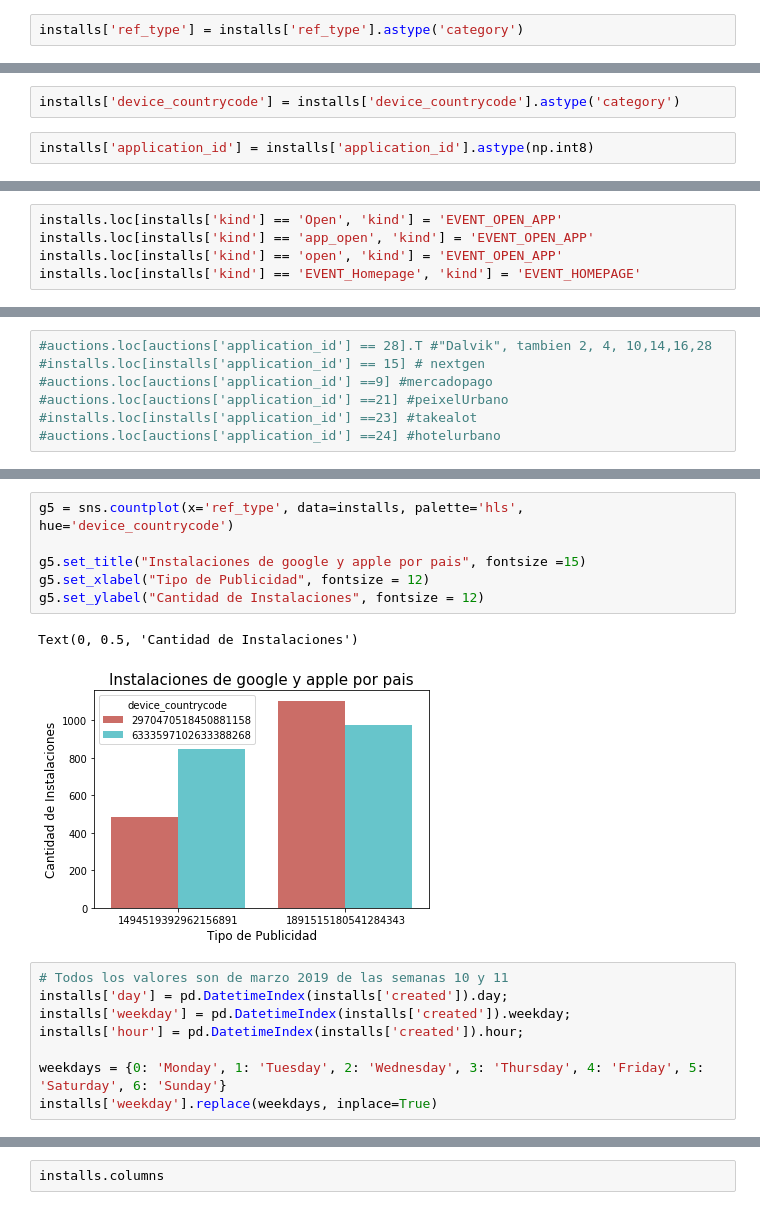
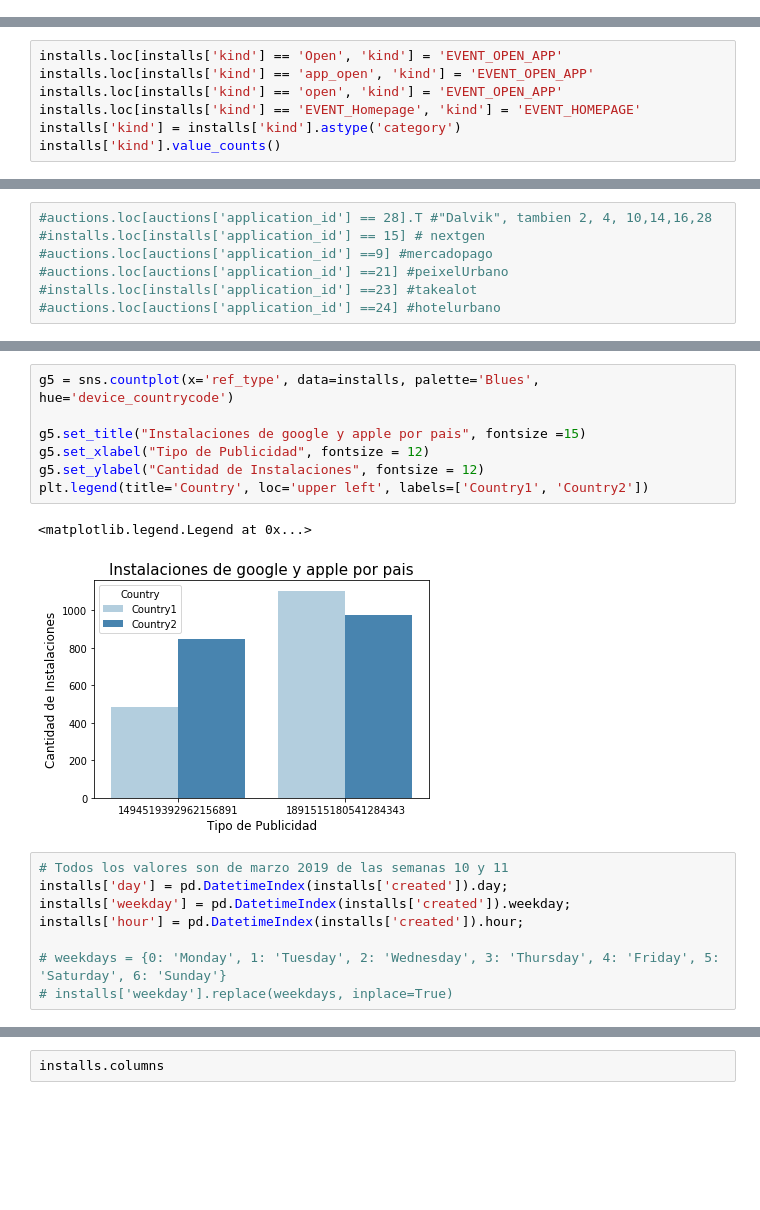
Before and after one commit to Elianagam/orgaDatosTp1, a Jupyter notebook: prueba_installs2.ipynb, the cells around one changed output, grey strips where cells are left out. Cells and saved outputs as stored; diff of their text form; blank space fills up the shorter version.

```diff
--- a/prueba_installs2.ipynb
+++ b/prueba_installs2.ipynb
@@ -13,12 +13,6 @@ installs.drop('trans_id', axis=1, inplace=True) #solo 6 columnas con datos y no
 installs['created'] = pd.to_datetime(installs['created'], format='%Y-%m-%d %H:%M:%S')
-# %%
-installs['ref_type'] = installs['ref_type'].astype('category')
 # %%
 # session_user_agent hay valores que solo tienen 1 frecuencia pero son similares, los agrupo
 # para poder trabajar mejor con esos datos
 installs.loc[installs['session_user_agent'].str[:7] == 'Mozilla', 'session_user_agent'] = 'Mozilla 5.0'
 installs['session_user_agent'] = installs['session_user_agent'].astype('category')
-# %%
-installs['device_countrycode'] = installs['device_countrycode'].astype('category')
-# %%
-installs['application_id'] = installs['application_id'].astype(np.int8)
@@ -47,3 +21,5 @@ installs.loc[installs['kind'] == 'Open', 'kind'] = 'EVENT_OPEN_APP'
 installs.loc[installs['kind'] == 'app_open', 'kind'] = 'EVENT_OPEN_APP'
 installs.loc[installs['kind'] == 'open', 'kind'] = 'EVENT_OPEN_APP'
 installs.loc[installs['kind'] == 'EVENT_Homepage', 'kind'] = 'EVENT_HOMEPAGE'
+installs['kind'] = installs['kind'].astype('category')
+installs['kind'].value_counts()
@@ -172,20 +102,21 @@ g5
 # %%
-g5 = sns.countplot(x='ref_type', data=installs, palette='hls', hue='device_countrycode')
+g5 = sns.countplot(x='ref_type', data=installs, palette='Blues', hue='device_countrycode')
 
 g5.set_title("Instalaciones de google y apple por pais", fontsize =15)
 g5.set_xlabel("Tipo de Publicidad", fontsize = 12)
 g5.set_ylabel("Cantidad de Instalaciones", fontsize = 12)
+plt.legend(title='Country', loc='upper left', labels=['Country1', 'Country2'])
 # %% [output]
-Text(0, 0.5, 'Cantidad de Instalaciones')
+<matplotlib.legend.Legend at 0x...>
-[figure, old version]
+[figure, new version]
 # %%
 # Todos los valores son de marzo 2019 de las semanas 10 y 11
 installs['day'] = pd.DatetimeIndex(installs['created']).day;
 installs['weekday'] = pd.DatetimeIndex(installs['created']).weekday;
 installs['hour'] = pd.DatetimeIndex(installs['created']).hour;
 
-weekdays = {0: 'Monday', 1: 'Tuesday', 2: 'Wednesday', 3: 'Thursday', 4: 'Friday', 5: 'Saturday', 6: 'Sunday'}
-installs['weekday'].replace(weekdays, inplace=True)
+# weekdays = {0: 'Monday', 1: 'Tuesday', 2: 'Wednesday', 3: 'Thursday', 4: 'Friday', 5: 'Saturday', 6: 'Sunday'}
+# installs['weekday'].replace(weekdays, inplace=True)
 # %%
 g = installs.groupby(['hour', 'weekday'])['weekday'].count().unstack()
 plt.figure(figsize=(8, 8))
```
Also changed, not shown: parts of 19 cells of this notebook.
